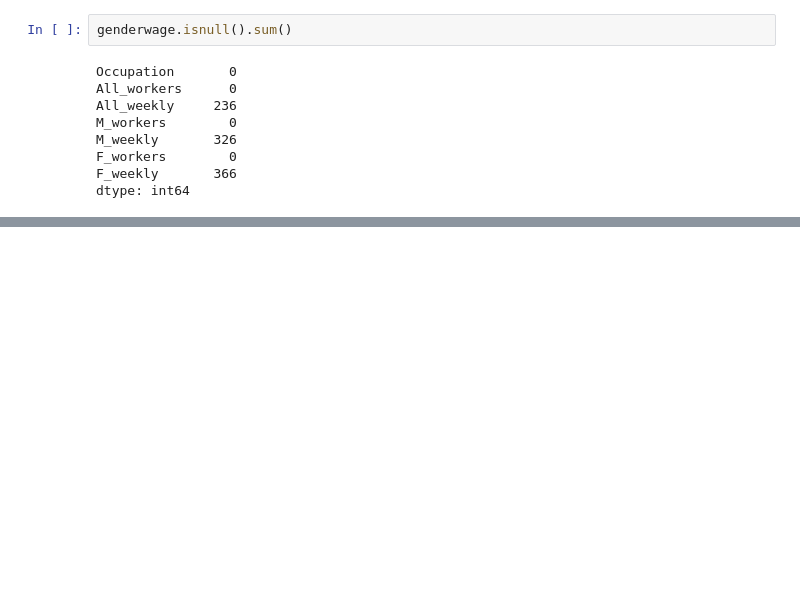
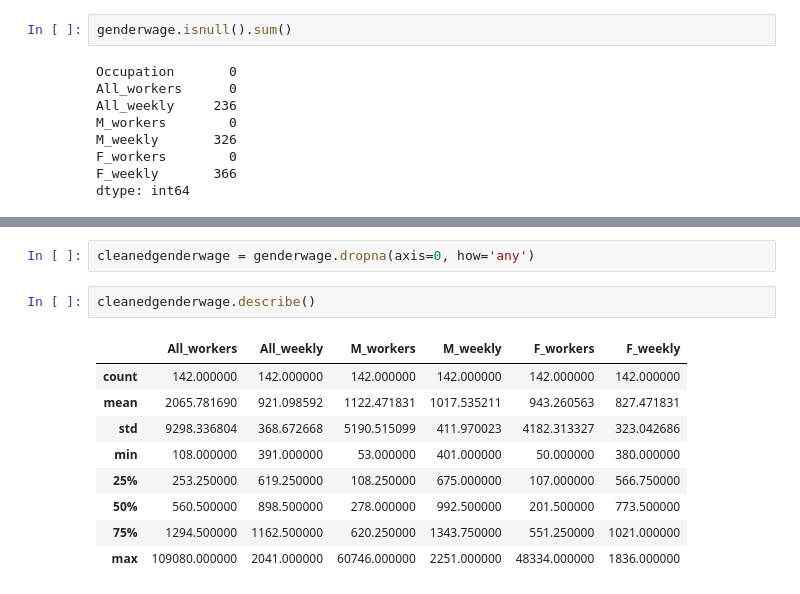
Before and after one commit to Schmidt8181/CapstoneProject, a Jupyter notebook: CapstoneProject.ipynb, the cells around one changed output, grey strips where cells are left out. Saved outputs shown, nothing was run; the diff lists cells and outputs as text; blank space fills up the shorter version.

```diff
--- a/CapstoneProject.ipynb
+++ b/CapstoneProject.ipynb
@@ -69,0 +113,14 @@ dtype: int64
+# %%
+cleanedgenderwage = genderwage.dropna(axis=0, how='any')
+# %%
+cleanedgenderwage.describe()
+# %% [output]
+|  | All_workers | All_weekly | M_workers | M_weekly | F_workers | F_weekly |
+| count | 142.000000 | 142.000000 | 142.000000 | 142.000000 | 142.000000 | 142.000000 |
+| mean | 2065.781690 | 921.098592 | 1122.471831 | 1017.535211 | 943.260563 | 827.471831 |
+| std | 9298.336804 | 368.672668 | 5190.515099 | 411.970023 | 4182.313327 | 323.042686 |
+| min | 108.000000 | 391.000000 | 53.000000 | 401.000000 | 50.000000 | 380.000000 |
+| 25% | 253.250000 | 619.250000 | 108.250000 | 675.000000 | 107.000000 | 566.750000 |
+| 50% | 560.500000 | 898.500000 | 278.000000 | 992.500000 | 201.500000 | 773.500000 |
+| 75% | 1294.500000 | 1162.500000 | 620.250000 | 1343.750000 | 551.250000 | 1021.000000 |
+| max | 109080.000000 | 2041.000000 | 60746.000000 | 2251.000000 | 48334.000000 | 1836.000000 |
```
Also changed, not shown: parts of 10 cells of this notebook.
